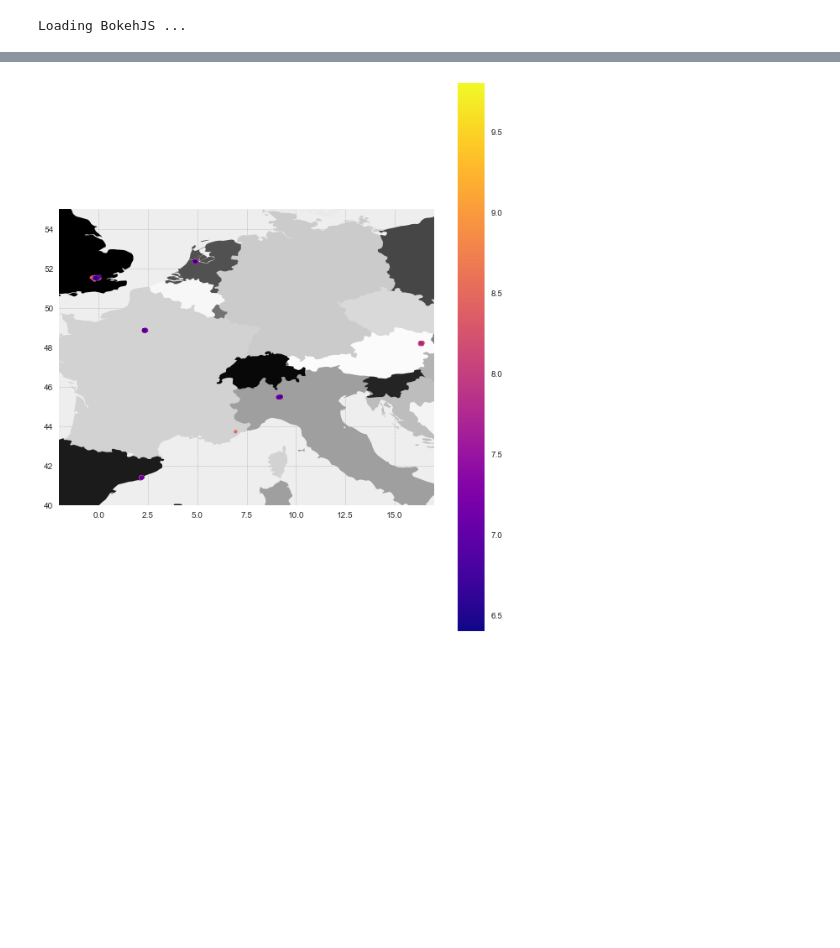
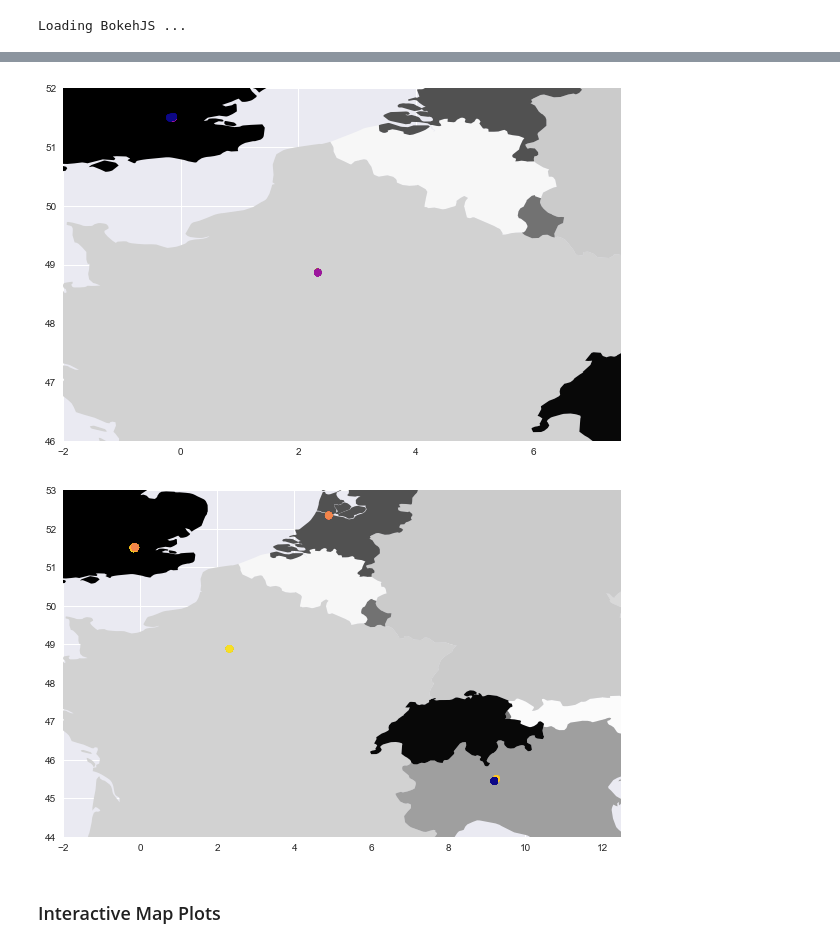
Before and after one commit to nhamler/MIS_665_Project, a Jupyter notebook: Project MIS 665 - Vacation to Europe made easier by Data Science.ipynb, the cells around one changed output, grey strips where cells are left out. Drawn from its saved outputs; the diff is of its cells as text; code cells hidden in the pictures; blank space fills up the shorter version.

```diff
--- a/Project MIS 665 - Vacation to Europe made easier by Data Science.ipynb
+++ b/Project MIS 665 - Vacation to Europe made easier by Data Science.ipynb
@@ -178,0 +178,6 @@ df2_top.to_csv("data/df_cleaned.csv")
+# %%
+Top = pd.concat([Top,Top8])
+# %%
+Top = pd.concat([Top,Top9])
+# %%
+Top10 = pd.concat([Top,Top10])
@@ -188,15 +248,15 @@ hotels.head(2)
 # %%
 # Appending the two columns into one geometry column
-geometry = [Point(xy) for xy in zip(hotels.lng, hotels.lat)]
+geometry = [Point(xy) for xy in zip(Top10.lng, Top10.lat)]
 # Dropping the lat and lng columns from the dataframe
-hotels2 = hotels.drop(['lat', 'lng'], axis=1)
+Top10_geo = Top10.drop(['lat', 'lng'], axis=1)
 # Initializing the lat / long coordinates as WGS84
 crs = {'init': 'epsg:4326'}
 # Saving the GeoDataFrame in new variable
-hotels2 = gpd.GeoDataFrame(hotels2, crs=crs, geometry=geometry)
+Top10_geo = gpd.GeoDataFrame(Top10_geo, crs=crs, geometry=geometry)
 # %%
 ax = Europe.plot(linewidth = 0.5, cmap= 'Greys', figsize = (10,12))
-hotels2.plot(ax=ax, linewidth = 0.25, column = "Average_Score", cmap = 'plasma', markersize = 15, figsize = (8,10), legend = True)
-ax.set(xlim=(-2.00, 17.00), ylim=(40.00, 55.00));
+Top10_geo.plot(ax=ax, linewidth = 0.25, column = "Average_Score", cmap = 'plasma', markersize = 50, figsize = (8,10))
+ax.set(xlim=(-2.00, 7.5), ylim=(46, 52.00));
 # %% [output]
-[figure, old version]
+[figure, new version]
@@ -203,2 +272,10 @@ ax.set(xlim=(-2.00, 17.00), ylim=(40.00, 55.00));
+# %%
+ax = Europe.plot(linewidth = 0.5, cmap= 'Greys', figsize = (10,12))
+Bottom10_geo.plot(ax=ax, linewidth = 0.25, column = "Average_Score", cmap = 'plasma', markersize = 50, figsize = (8,10))
+ax.set(xlim=(-2.00, 12.5), ylim=(44, 53.00));
+# %% [output]
+[figure, added]
+# %% [markdown]
+### Interactive Map Plots
 # %%
 # Creating dictionary to hold the values for coordinates and point details
```
Also changed, not shown: parts of 139 cells of this notebook.
